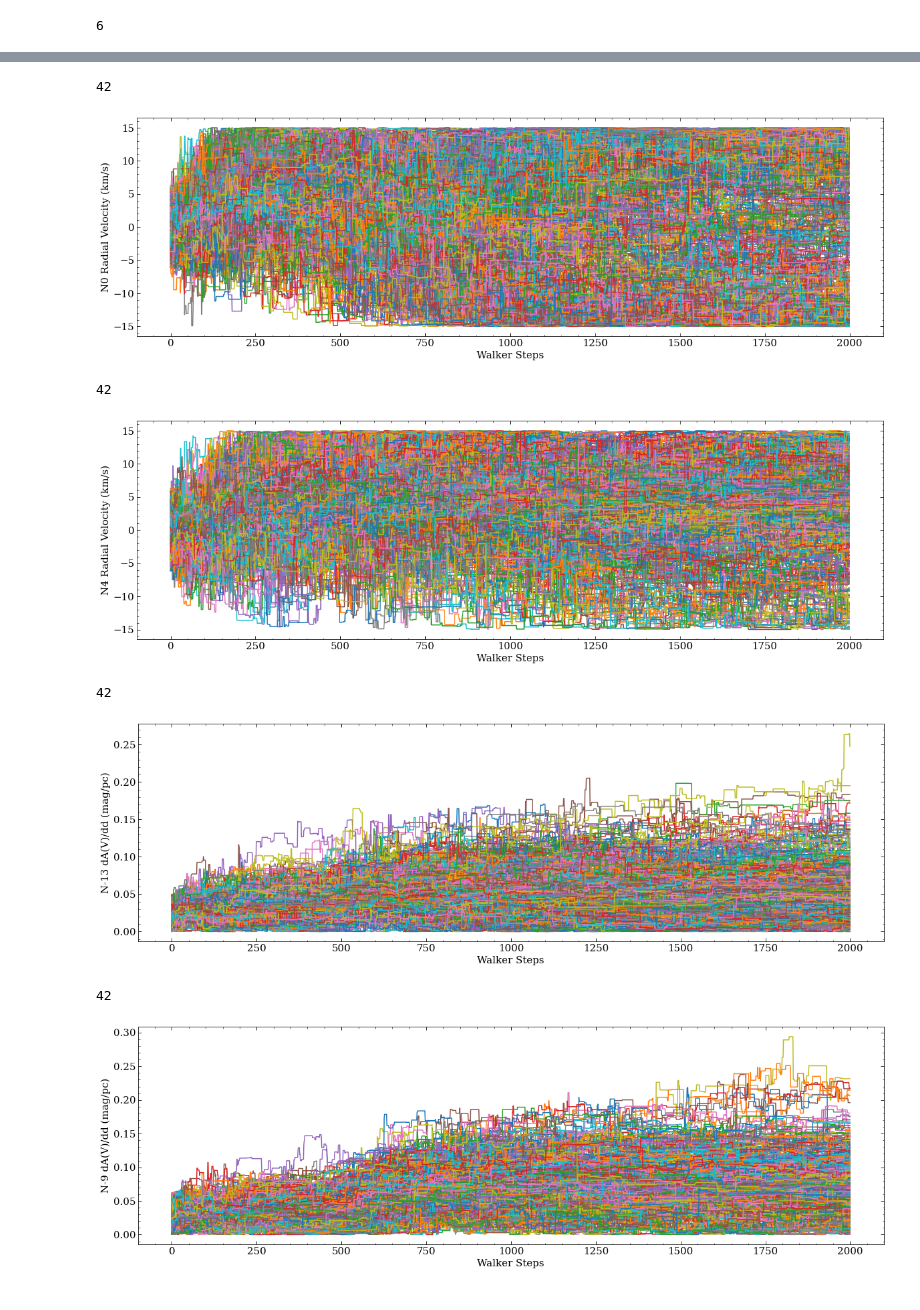
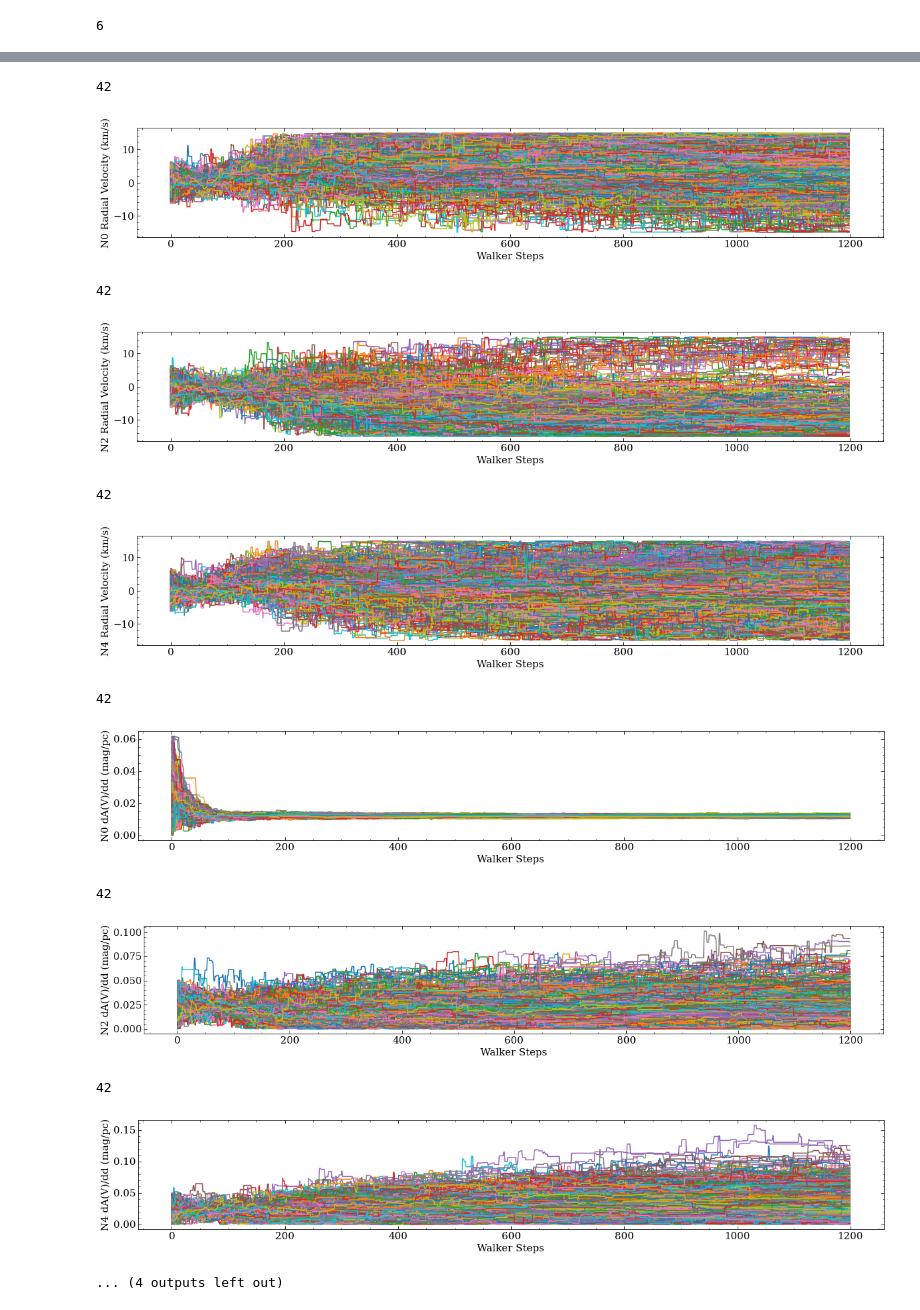
Before and after one commit to aidantmcb/CACloudKT, a Jupyter notebook: 230530_CACloudKT_v2.ipynb, the cells around one changed output, grey strips where cells are left out. Drawn from its saved outputs; the diff is of its cells as text; code cells hidden in the pictures.

Commit message:
Code functions, preparing second MC step and multiple sightlines for plotting

```diff
--- a/230530_CACloudKT_v2.ipynb
+++ b/230530_CACloudKT_v2.ipynb
@@ -245,14 +252,14 @@ class sightline:
         amp = Differential_Amplitude(dAVdd, self.bins[1:]-self.bins[:-1])
 
         def single_signal(amp, bindex):
-            amp[bindex+1:] = 0 # THIS MIGHT NEED TO BE -1
+            amp[bindex :] = 0 # THIS MIGHT NEED TO BE -1
 
             voxel_DIB_scaled = -voxel_DIB_unscaled *  amp[:, np.newaxis]
             summed_DIB = np.sum(voxel_DIB_scaled, axis = 0)
             # continuum = lambda x, m, b : m * (x - lambda0) + b
             # cont = continuum(wavs_window, 0, b)
+            return summed_DIB  + 1
 
-            return summed_DIB  + 1
 
         for i in range(len(self.stars)):
             star = self.stars[i]
@@ -428,12 +445,16 @@ def logprior_davdd_reg(av,sl, mask = None, **kwargs):
     # avstd[np.isnan(avstd)] = 0.2
 
     avmed = sl.voxel_dAVdd
-    print(avmed.shape)
-    avstd = sl.voxel_dAVdd_std * 50
-    print(avstd.shape)
+    # print(avmed.shape)
+    avstd = sl.voxel_dAVdd_std * 5
+    # print(avstd.shape)
+
+    # print(av.shape)
     # return 0.0
     # lp_val = np.nansum(np.log(1/(np.sqrt(2 * np.pi) * avstd))) - 0.5 * np.nansum((av - avmed[:, np.newaxis])**2 / (2 * avstd[:, np.newaxis]**2))# first part might not be needed
-    lp_val = np.nansum(- 0.5 * np.nansum((av - avmed[:, np.newaxis])**2 / (2 * avstd[:, np.newaxis]**2)))# first part might not be needed
+    # lp_val = np.nansum(- 0.5 * np.nansum((av - avmed[np.newaxis, :])**2 / (2 * avstd[np.newaxis, :]**2)))# first part might not be needed
+    lp_val = -np.nansum(np.log(np.sqrt(2 * np.pi))) + np.nansum(- 0.5 * np.nansum((av - avmed)**2 / (2 * avstd**2)))# first part might not be needed
+
 
     return lp_val
     # return np.sum(np.log(1/(avstd[:, np.newaxis] * np.sqrt(2 * np.pi ))) - 0.5 * (av - avmed[:, np.newaxis])**2 / (2 * avstd[:, np.newaxis]**2)) # first part might not be needed
@@ -453,6 +474,17 @@ def logprob_2(p, sl = a2, logprior = logprior_v, loglikely = loglikely_2, **kwar
         # print('fail logprob')
         return -np.inf
     return lp + lp_davdd + lp_davdd_reg + loglikely_2(v, av, sl = sl, **kwargs)
+
+def logprob_avfix(p, sl = a2, logprior = logprior_v, loglikely = loglikely_2):
+    ndim = len(sl.voxel_dAVdd)
+    v = p[ :ndim]
+    # av = p[ndim:].reshape(-1, ndim)
+
+    # print(av.shape)
+
+    lp = logprior(v, **kwargs)
+    lp_davdd = logprior_davdd(av, AV_base = sl.dAVdd)
+    lp_davdd_reg = logprior_davdd_reg(av, sl, **kwargs)
 # %%
 
 def MCMC(sl, steps = 1000, nwalkers = 100):
@@ -499,8 +531,8 @@ print(len(a2.stars))
 # %% [output]
 6
 # %%
-stp = 2000
-sampler, ndim, ndim_amp = MCMC_scary(a2, steps = stp, nwalkers = 500)
+stp = 1200
+sampler, ndim, ndim_amp = MCMC_scary(a, steps = stp, nwalkers = 500)
 # sampler1, ndim1, ndim_amp1 = MCMC(a1, steps = stp)
 # sampler2, ndim2, ndim_amp2 = MCMC(a2, steps = stp)
 # sampler3, ndim3, ndim_amp3 = MCMC(a3, steps = stp)
@@ -541,48 +548,53 @@ plt.show()
 # %%
 def burnin(sampler, i, sl=a, label = ''):
-    fig, ax = plt.subplots(figsize = (20, 6))
+    fig, ax = plt.subplots(figsize = (20, 3))
     ndim = sampler.chain.shape[-1]
     nbin = len(sl.voxel_dAVdd)
     print(ndim)
     if range(ndim)[i] < int(nbin):
         label = 'N{} Radial Velocity (km/s)'.format(i)
     else:
-        label = 'N{} dA(V)/dd (mag/pc)'.format(i - int(ndim/2))
+        label = 'N{} dA(V)/dd (mag/pc)'.format(i - nbin)
 
     normalize = matplotlib.colors.Normalize(-10, 10)
     cmap = matplotlib.cm.viridis
     cmappable = matplotlib.cm.ScalarMappable(norm = normalize, cmap = cmap)
     colors = cmap(np.linspace(0,1,ndim))
 
     # for i in range(ndim):
     walkers = sampler.chain[:,:,i].T
     points = ax.plot(walkers)
 
     cutoff = 50
     median = np.median(walkers[cutoff:, :])
     perc16err =  median - np.percentile(walkers[cutoff:, :], 16)
     perc84err =  np.percentile(walkers[cutoff:, :], 84) - median
     stdeviation =  np.std(walkers[cutoff,:], ddof = 1)
 
 
     # plt.errorbar(x = 500 + 0.05 * 500, y = median, yerr = stdeviation, fmt = 'o', capsize = 2)
 
     # fig.colorbar(cmappable, label = 'Velocity ')
     ax.set_xlabel("Walker Steps")
     ax.set_ylabel(label)
     plt.show()
 
-for i in range(0, 16, 4):
+for i in range(0, 16, 2):
     burnin(sampler, i, sl = a, label = '')
 # %% [output]
 42
-[figure, old version]
+[figure, new version]
 42
-[figure, old version]
+[figure, new version]
 42
-[figure, old version]
+[figure, new version]
 42
-[figure, old version]
+[figure, new version]
+42
+[figure, added]
+42
+[figure, added]
+... (4 outputs left out)
 # %%
 def make_corner(sampler, labels, minval = 50):
     dim = sampler.chain.shape[-1]
```
Also changed, not shown: parts of 16 cells of this notebook, 3 other files.
